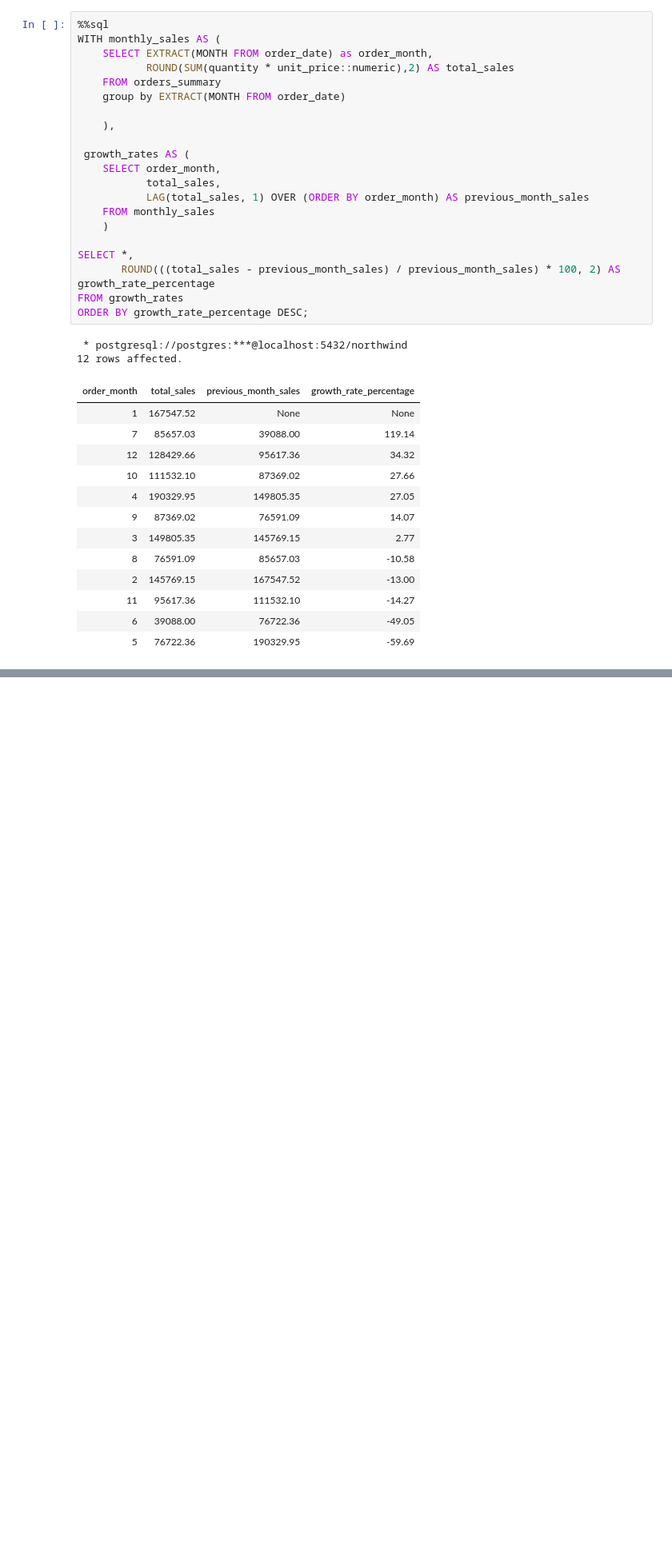
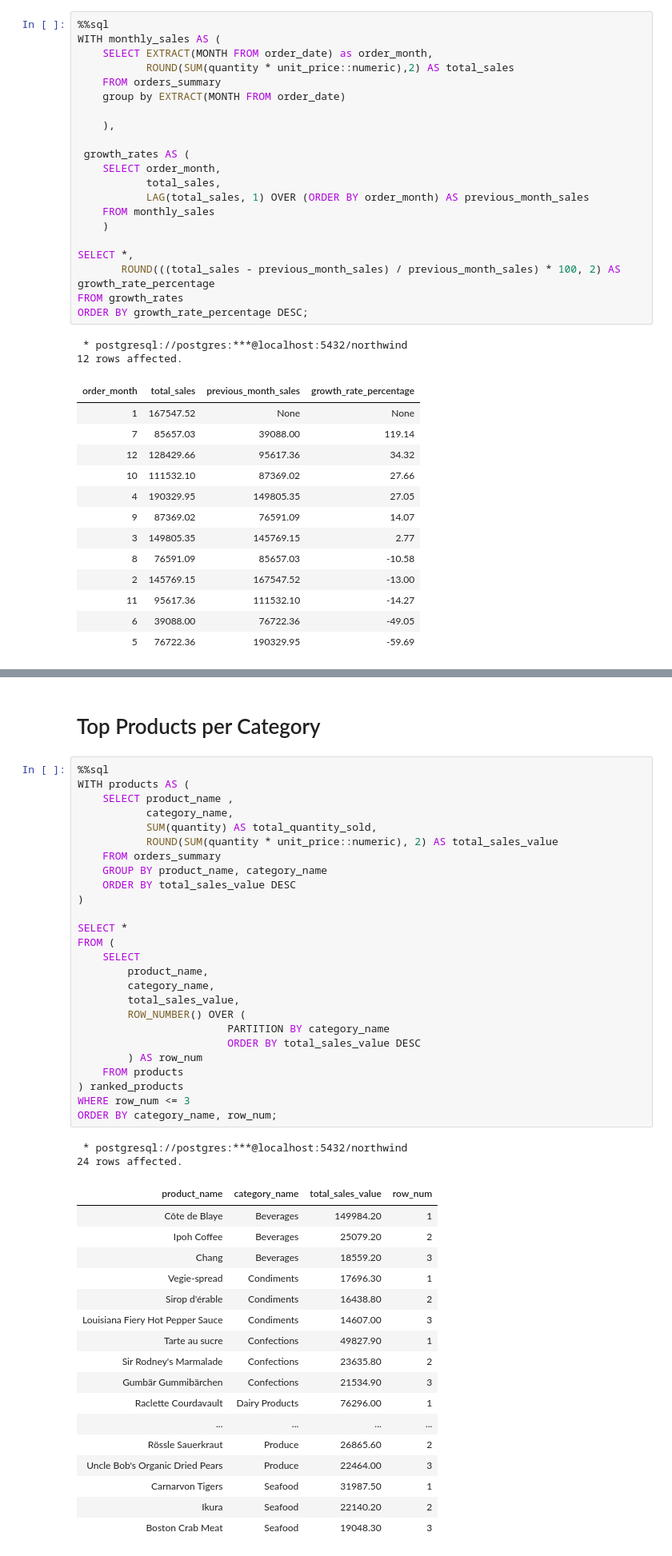
Before and after one commit to TomazFilgueira/Dq_Datascientist, a Jupyter notebook: 5 - Working with Datasources using SQL/5.6 - Window Functions in SQL/Window Function guided project.ipynb, the cells around one changed output, grey strips where cells are left out. Shown at 80% size. Drawn from its saved outputs; the diff is of its cells as text; blank space fills up the shorter version.

Commit message:
end of guided project northwind traders

```diff
--- a/5 - Working with Datasources using SQL/5.6 - Window Functions in SQL/Window Function guided project.ipynb
+++ b/5 - Working with Datasources using SQL/5.6 - Window Functions in SQL/Window Function guided project.ipynb
@@ -304,0 +440,48 @@ Overall, the results indicate that sales performance is driven by **sporadic pea
+# %% [markdown]
+# Top Products per Category
+# %%
+%%sql
+WITH products AS (
+    SELECT product_name ,
+           category_name,
+           SUM(quantity) AS total_quantity_sold,
+           ROUND(SUM(quantity * unit_price::numeric), 2) AS total_sales_value
+    FROM orders_summary
+    GROUP BY product_name, category_name
+    ORDER BY total_sales_value DESC
+)
+
+SELECT *
+FROM (
+    SELECT
+        product_name,
+        category_name,
+        total_sales_value,
+        ROW_NUMBER() OVER (
+                        PARTITION BY category_name
+                        ORDER BY total_sales_value DESC
+        ) AS row_num
+    FROM products
+) ranked_products
+WHERE row_num <= 3
+ORDER BY category_name, row_num;
+# %% [output]
+ * postgresql://postgres:***@localhost:5432/northwind
+24 rows affected.
+| product_name | category_name | total_sales_value | row_num |
+| Côte de Blaye | Beverages | 149984.20 | 1 |
+| Ipoh Coffee | Beverages | 25079.20 | 2 |
+| Chang | Beverages | 18559.20 | 3 |
+| Vegie-spread | Condiments | 17696.30 | 1 |
+| Sirop d'érable | Condiments | 16438.80 | 2 |
+| Louisiana Fiery Hot Pepper Sauce | Condiments | 14607.00 | 3 |
+| Tarte au sucre | Confections | 49827.90 | 1 |
+| Sir Rodney's Marmalade | Confections | 23635.80 | 2 |
+| Gumbär Gummibärchen | Confections | 21534.90 | 3 |
+| Raclette Courdavault | Dairy Products | 76296.00 | 1 |
+| ... | ... | ... | ... |
+| Rössle Sauerkraut | Produce | 26865.60 | 2 |
+| Uncle Bob's Organic Dried Pears | Produce | 22464.00 | 3 |
+| Carnarvon Tigers | Seafood | 31987.50 | 1 |
+| Ikura | Seafood | 22140.20 | 2 |
+| Boston Crab Meat | Seafood | 19048.30 | 3 |
```
Also changed, not shown: parts of 16 cells of this notebook.
